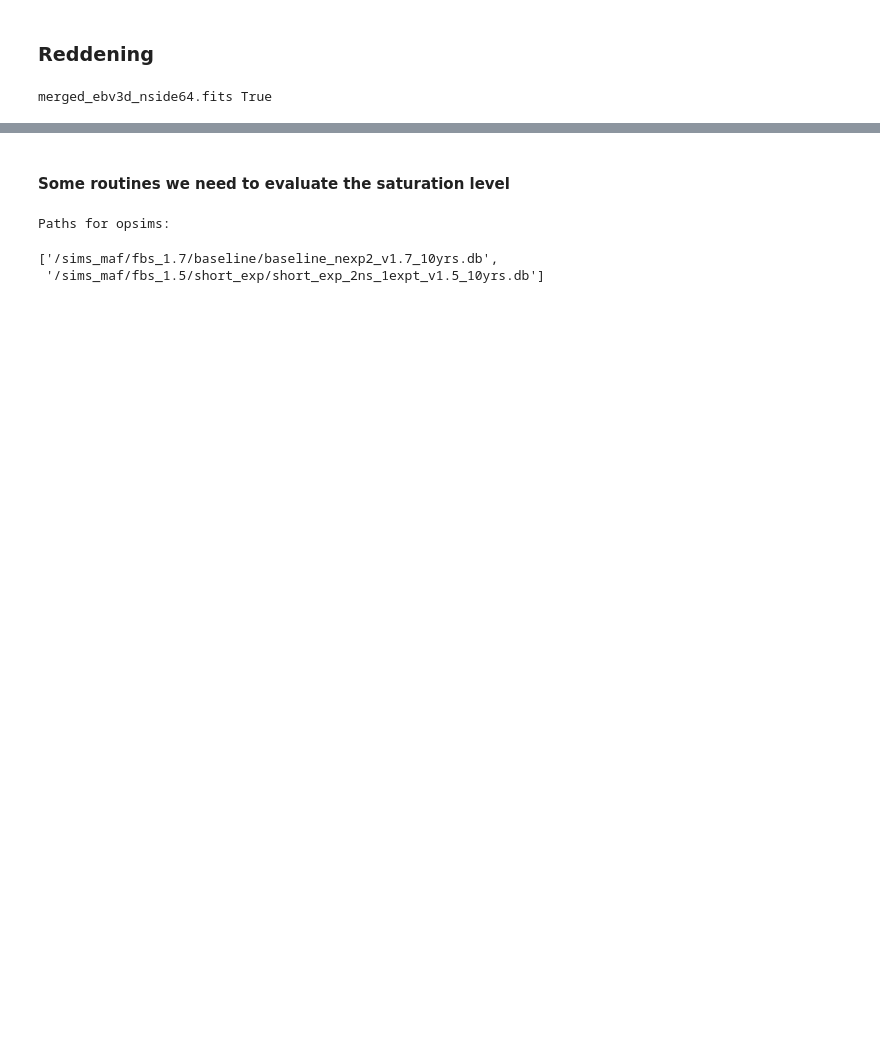
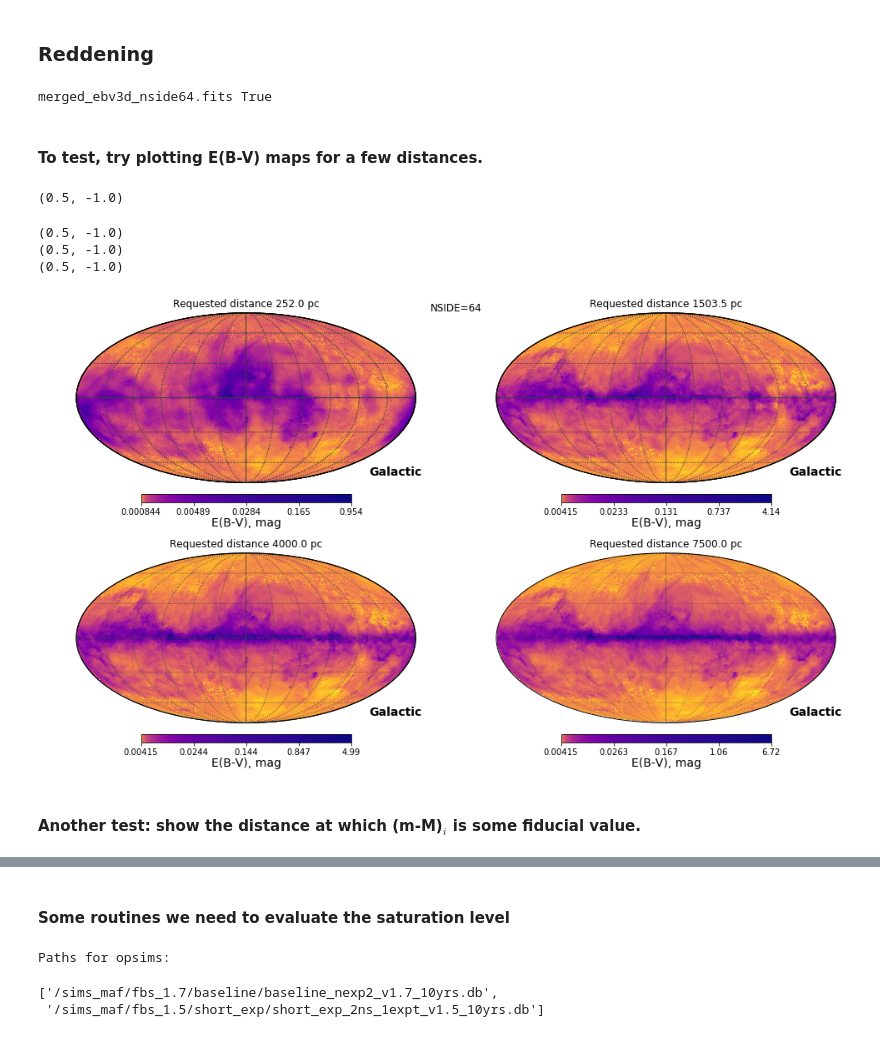
Before and after one commit to ebellm/rubinCadenceScratchWIC, a Jupyter notebook: jupyter/2021-04-06_tryExtinction3D.ipynb, the cells around one changed output, grey strips where cells are left out. Cells and saved outputs as stored; diff of their text form; code cells hidden in the pictures; blank space fills up the shorter version.

```diff
--- a/jupyter/2021-04-06_tryExtinction3D.ipynb
+++ b/jupyter/2021-04-06_tryExtinction3D.ipynb
@@ -139,4 +151,16 @@ pathReddening = 'merged_ebv3d_nside64.fits'
 print(pathReddening, os.access(pathReddening, os.R_OK))
 # %% [output]
 merged_ebv3d_nside64.fits True
+# %% [markdown]
+#### To test, try plotting E(B-V) maps for a few distances. ####
+# %%
+readExtinction.testReadExt(-99, pathMap=pathReddening)
+# %% [output]
+(0.5, -1.0)
+(0.5, -1.0)
+(0.5, -1.0)
+(0.5, -1.0)
+[figure, added]
+# %% [markdown]
+#### Another test: show the distance at which (m-M)$_i$ is some fiducial value. ####
 # %%
```
Also changed, not shown: parts of 26 cells of this notebook.
